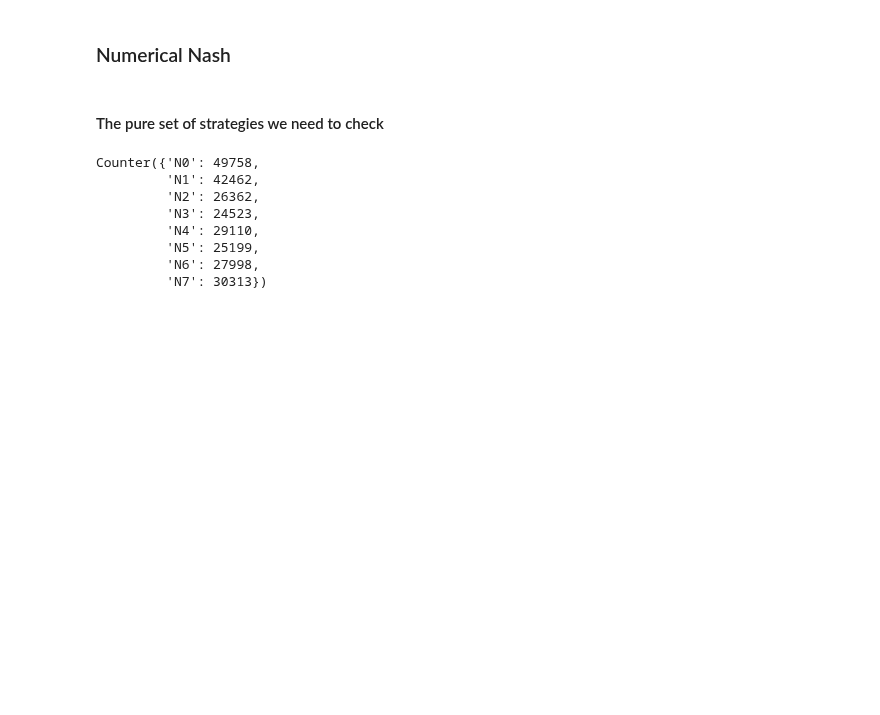
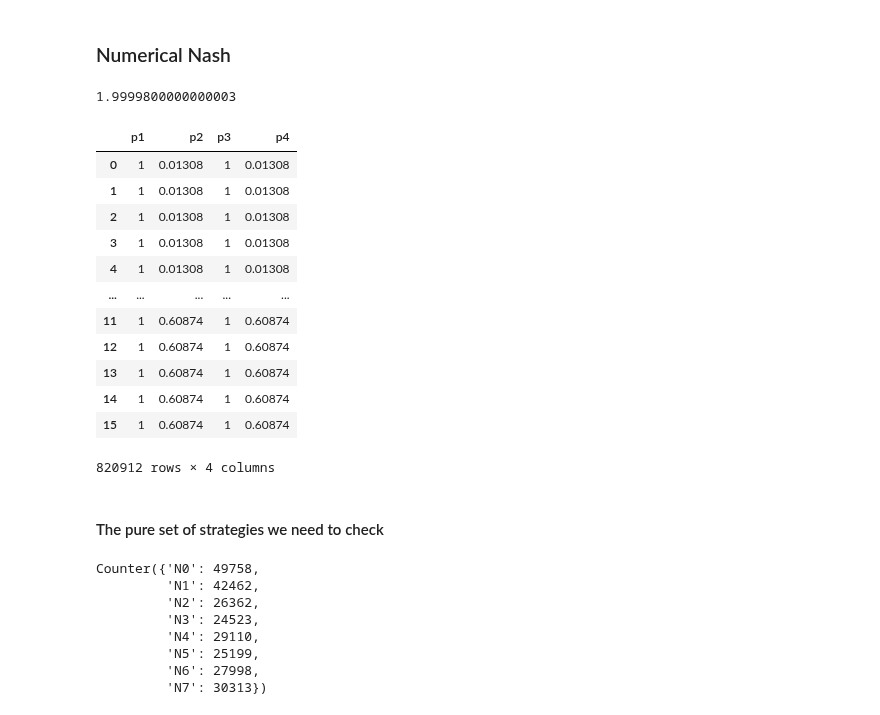
Before and after one commit to Nikoleta-v3/conditional-cooperation-with-longer-memory, a Jupyter notebook: nbs/1. Two-bits Reactive Strategies - Good Nash.ipynb, the cells around one changed output. Cells and saved outputs as stored; diff of their text form; code cells hidden in the pictures; blank space fills up the shorter version.

```diff
--- a/nbs/1. Two-bits Reactive Strategies - Good Nash.ipynb
+++ b/nbs/1. Two-bits Reactive Strategies - Good Nash.ipynb
@@ -56,5 +56,9 @@ def seperate_equilibria_and_non(df):
     return df[df['ID'].isin(eq_players_ID)], df[df['ID'].isin(noneq_players_ID)]
 # %%
 df = pd.read_csv("../two_bit_reactive_nash.csv", index_col=0)
+# %%
+df['Sq'].max()
+# %% [output]
+1.9999800000000003
 # %%
 eq, noneq = seperate_equilibria_and_non(df)
@@ -60,0 +87,16 @@ eq, noneq = seperate_equilibria_and_non(df)
+# %%
+noneq[['p1', 'p2', 'p3', 'p4']].drop_duplicates()
+# %% [output]
+|  | p1 | p2 | p3 | p4 |
+| 0 | 1 | 0.01308 | 1 | 0.01308 |
+| 1 | 1 | 0.01308 | 1 | 0.01308 |
+| 2 | 1 | 0.01308 | 1 | 0.01308 |
+| 3 | 1 | 0.01308 | 1 | 0.01308 |
+| 4 | 1 | 0.01308 | 1 | 0.01308 |
+| ... | ... | ... | ... | ... |
+| 11 | 1 | 0.60874 | 1 | 0.60874 |
+| 12 | 1 | 0.60874 | 1 | 0.60874 |
+| 13 | 1 | 0.60874 | 1 | 0.60874 |
+| 14 | 1 | 0.60874 | 1 | 0.60874 |
+| 15 | 1 | 0.60874 | 1 | 0.60874 |
+820912 rows × 4 columns
```
Also changed, not shown: parts of 4 cells of this notebook, 3 other files.
